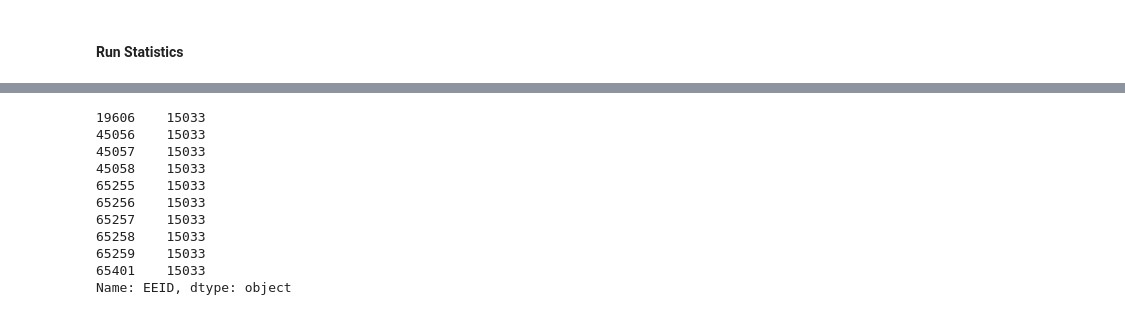
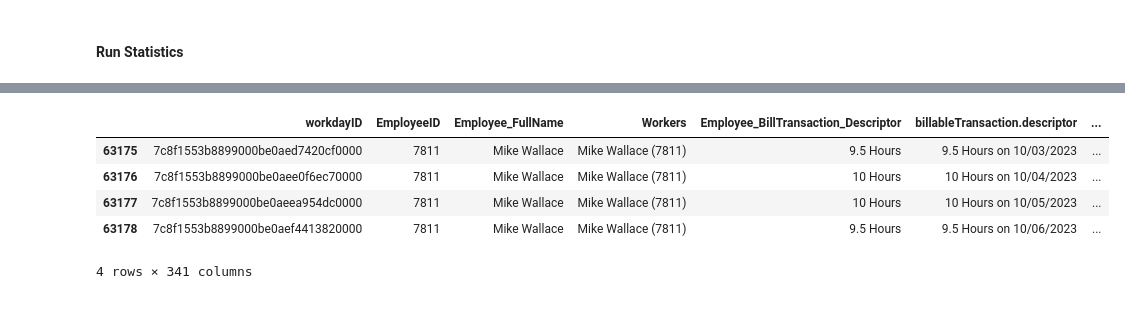
Before and after one commit to jbeachyMoss/LaborHours_Compare, a Jupyter notebook: DataValidation.ipynb, the cells around one changed output, grey strips where cells are left out. Cells and saved outputs as stored; diff of their text form; code cells hidden in the pictures.

```diff
--- a/DataValidation.ipynb
+++ b/DataValidation.ipynb
@@ -399,21 +282,9 @@ array(['14987', '16322', '20351', '20343', '14829', '16162', '16165',
-# %%
-wd_pr_df = wd_pr_df_dev.copy()
-# %%
-wd_pr_df['Workers'] = wd_pr_df['Workers'].str.replace('(Terminated)' , '')
-wd_pr_df['EEID'] = wd_pr_df['Workers'].str.split('(').str[1]
-wd_pr_df['EEID'] = wd_pr_df['EEID'].str.split(')').str[0]
-# %%
-#also check EEID 15033
-wd_pr_df.loc[wd_pr_df['Employee_FullName'].str.contains('Kenneth Bowles'),'EEID']
-# %% [output]
-19606    15033
-45056    15033
-45057    15033
-45058    15033
-65255    15033
-65256    15033
-65257    15033
-65258    15033
-65259    15033
-65401    15033
-Name: EEID, dtype: object
+# %%
+wd_pr_df_.loc[wd_pr_df['EEID'] == '7811']
+# %% [output]
+|  | workdayID | EmployeeID | Employee_FullName | Workers | Employee_BillTransaction_Descriptor | billableTransaction.descriptor | ... |
+| 63175 | 7c8f1553b8899000be0aed7420cf0000 | 7811 | Mike Wallace | Mike Wallace (7811) | 9.5 Hours | 9.5 Hours on 10/03/2023 | ... |
+| 63176 | 7c8f1553b8899000be0aee0f6ec70000 | 7811 | Mike Wallace | Mike Wallace (7811) | 10 Hours | 10 Hours on 10/04/2023 | ... |
+| 63177 | 7c8f1553b8899000be0aeea954dc0000 | 7811 | Mike Wallace | Mike Wallace (7811) | 10 Hours | 10 Hours on 10/05/2023 | ... |
+| 63178 | 7c8f1553b8899000be0aef4413820000 | 7811 | Mike Wallace | Mike Wallace (7811) | 9.5 Hours | 9.5 Hours on 10/06/2023 | ... |
+4 rows × 341 columns
```
Also changed, not shown: parts of 13 cells of this notebook.
